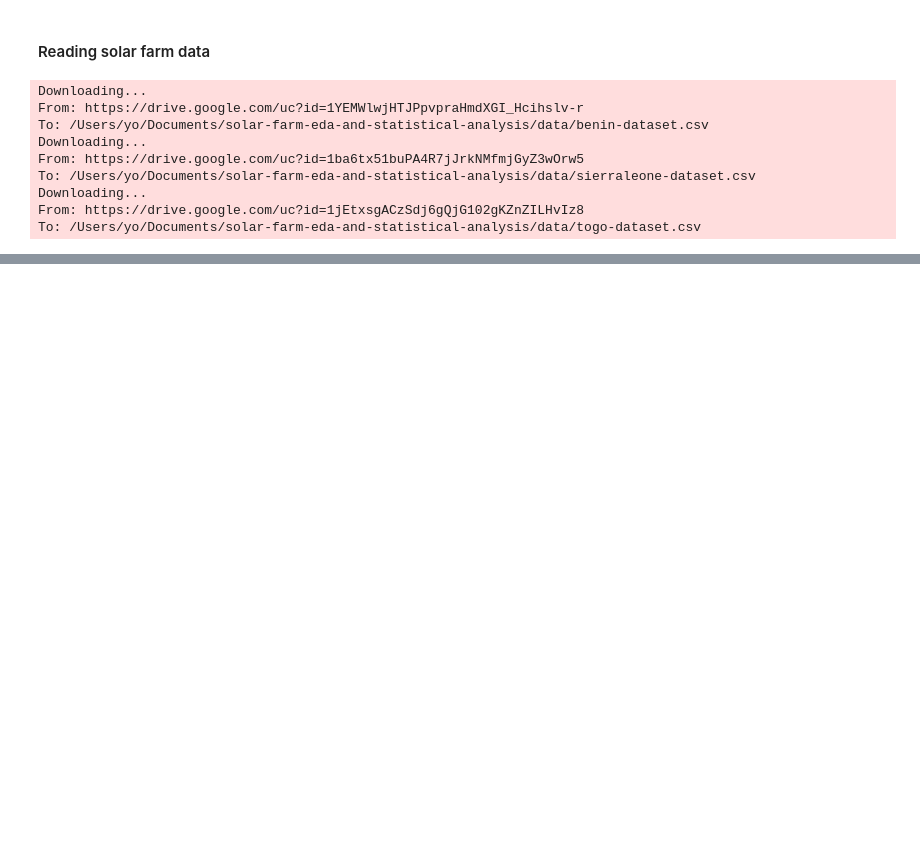
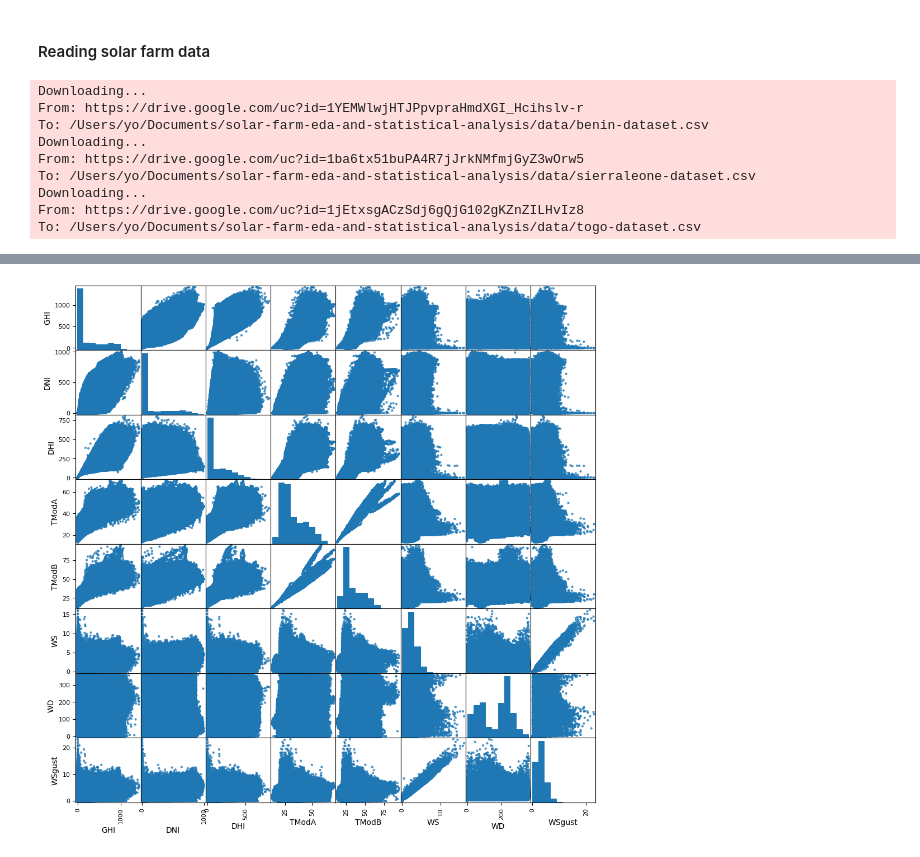
Before and after one commit to yordanoswuletaw/aim-week-0-task, a Jupyter notebook: notebooks/solar-farm-eda-statistical-analysis.ipynb, the cells around one changed output, grey strips where cells are left out. Drawn from its saved outputs; the diff is of its cells as text; code cells hidden in the pictures; blank space fills up the shorter version.

```diff
--- a/notebooks/solar-farm-eda-statistical-analysis.ipynb
+++ b/notebooks/solar-farm-eda-statistical-analysis.ipynb
@@ -57,0 +267,6 @@ togo_df.head()
+# %%
+# Correlation analysis for Togo dataset
+scatter_matrix(togo_df[rad_components + wind_conditions], alpha=0.8, figsize=(12, 12), diagonal='hist')
+plt.show()
+# %% [output]
+[figure, added]
```
Also changed, not shown: parts of 29 cells of this notebook.
